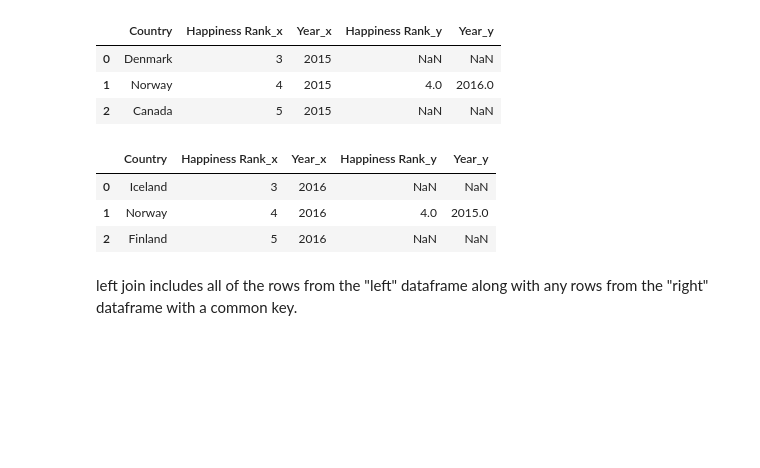
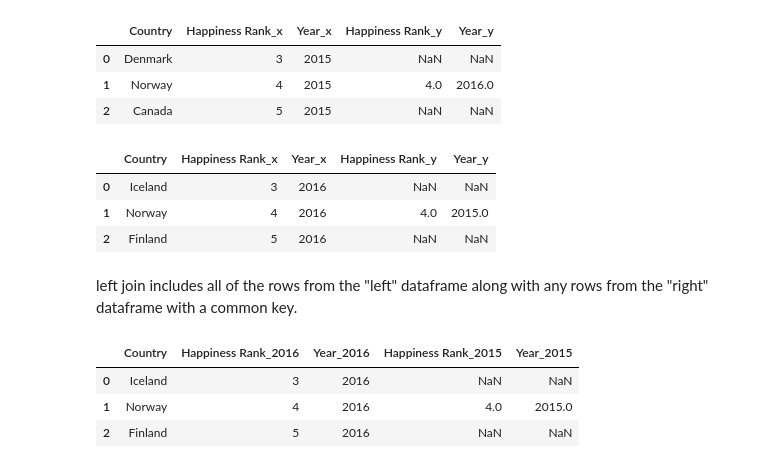
Before and after one commit to rhnyewale/Data-Cleaning-and-Analysis, a Jupyter notebook: Combining Data using Pandas.ipynb, the cells around one changed output. Saved outputs shown, nothing was run; the diff lists cells and outputs as text; code cells hidden in the pictures; blank space fills up the shorter version.

```diff
--- a/Combining Data using Pandas.ipynb
+++ b/Combining Data using Pandas.ipynb
@@ -182,3 +182,10 @@ merged = pd.merge(left=three_2015, right=three_2016, how='left', on='Country')
 merged_updated = pd.merge(left=three_2016, right=three_2015, how = 'left', on='Country')
 merged_suffixes = pd.merge(left=three_2015, right=three_2016, how='left', on='Country', suffixes=('_2015', '_2016'))
 merged_updated_suffixes = pd.merge(left=three_2016, right=three_2015, how='left', on='Country', suffixes=('_2016', '_2015'))
+# %%
+merged_updated_suffixes
+# %% [output]
+|  | Country | Happiness Rank_2016 | Year_2016 | Happiness Rank_2015 | Year_2015 |
+| 0 | Iceland | 3 | 2016 | NaN | NaN |
+| 1 | Norway | 4 | 2016 | 4.0 | 2015.0 |
+| 2 | Finland | 5 | 2016 | NaN | NaN |
```
Also changed, not shown: parts of 5 cells of this notebook.
